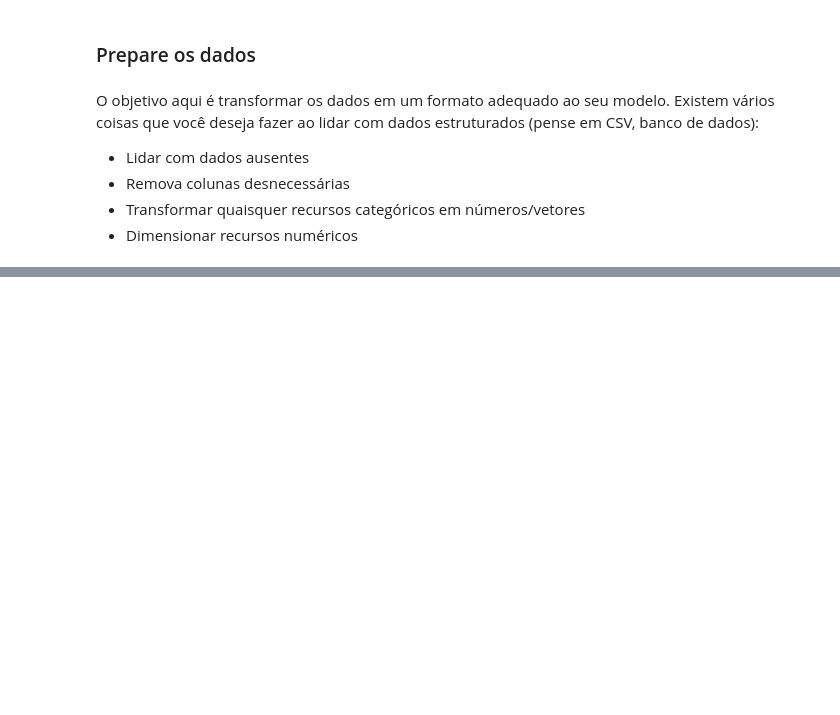
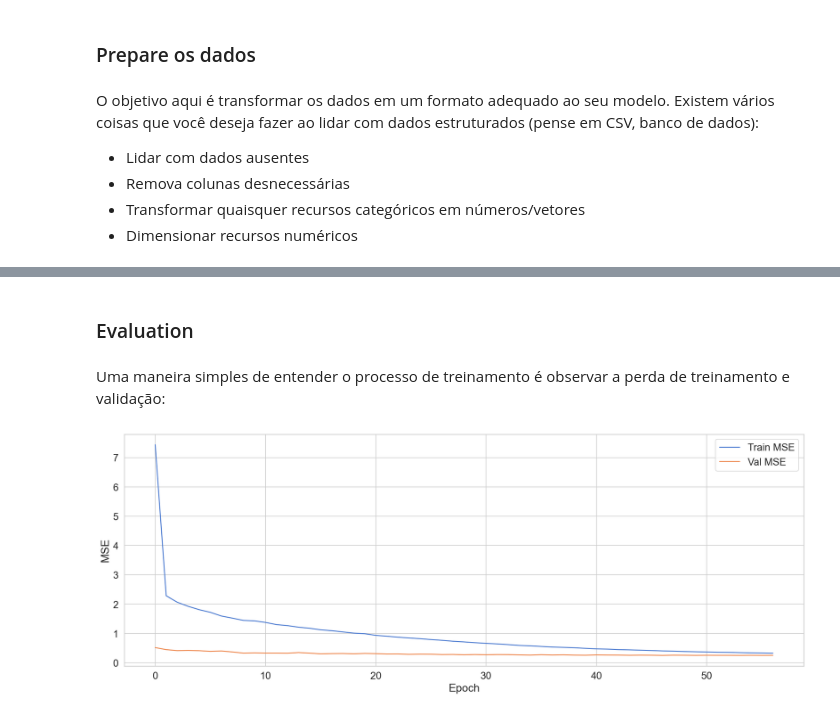
Before and after one commit to caiquemiranda/guide-to-machine-learning, a Jupyter notebook: End_to_End_Machine_Learning_Project.ipynb, the cells around one changed output, grey strips where cells are left out. Drawn from its saved outputs; the diff is of its cells as text; code cells hidden in the pictures; blank space fills up the shorter version.

Commit message:
Build your model

```diff
--- a/End_to_End_Machine_Learning_Project.ipynb
+++ b/End_to_End_Machine_Learning_Project.ipynb
@@ -169,0 +301,3 @@ O objetivo aqui é transformar os dados em um formato adequado ao seu modelo. Ex
+# %%
+X_train, X_test, y_train, y_test =\
+train_test_split(X, y, test_size=0.2, random_state=RANDOM_SEED)
@@ -169,0 +364,5 @@ O objetivo aqui é transformar os dados em um formato adequado ao seu modelo. Ex
+# %%
+model.compile(
+    optimizer=keras.optimizers.Adam(0.0001),
+    loss = 'mse',
+    metrics = ['mse'])
@@ -169,0 +374,18 @@ O objetivo aqui é transformar os dados em um formato adequado ao seu modelo. Ex
+# %%
+BATCH_SIZE = 32
+
+early_stop = keras.callbacks.EarlyStopping(
+  monitor='val_mse',
+  mode="min",
+  patience=10
+)
+
+history = model.fit(
+  x=X_train,
+  y=y_train,
+  shuffle=True,
+  epochs=100,
+  validation_split=0.2,
+  batch_size=BATCH_SIZE,
+  callbacks=[early_stop]
+)
@@ -169,0 +421,22 @@ O objetivo aqui é transformar os dados em um formato adequado ao seu modelo. Ex
+# %% [markdown]
+### Evaluation
+# %% [markdown]
+Uma maneira simples de entender o processo de treinamento é observar a perda de treinamento e validação:
+# %%
+def plot_mse(history):
+  hist = pd.DataFrame(history.history)
+  hist['epoch'] = history.epoch
+
+  plt.figure()
+  plt.xlabel('Epoch')
+  plt.ylabel('MSE')
+  plt.plot(hist['epoch'], hist['mse'],
+            label='Train MSE')
+  plt.plot(hist['epoch'], hist['val_mse'],
+            label = 'Val MSE')
+  plt.legend()
+  plt.show()
+# %%
+plot_mse(history)
+# %% [output]
+[figure, added]
```
Also changed, not shown: parts of 42 cells of this notebook, 5 other files.
